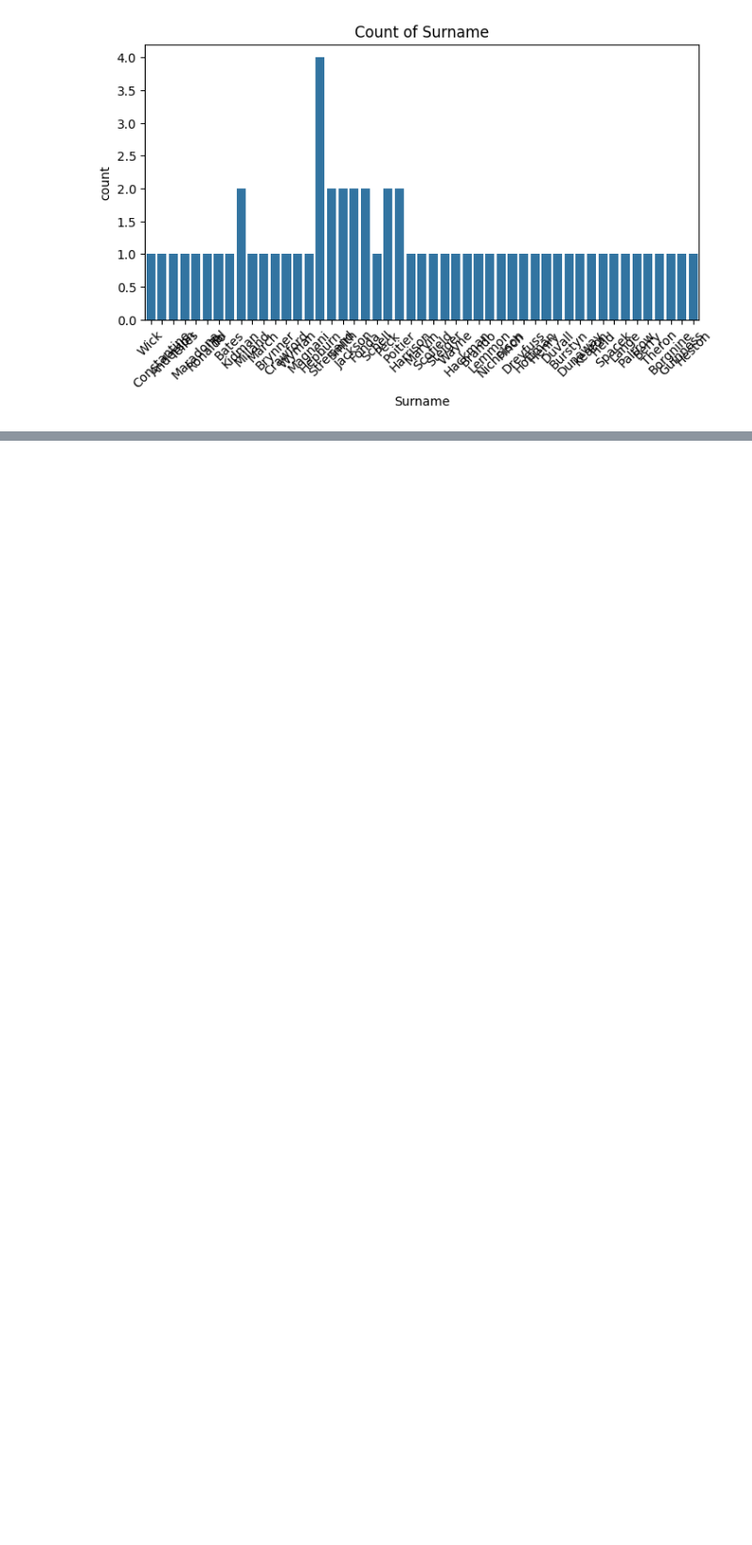
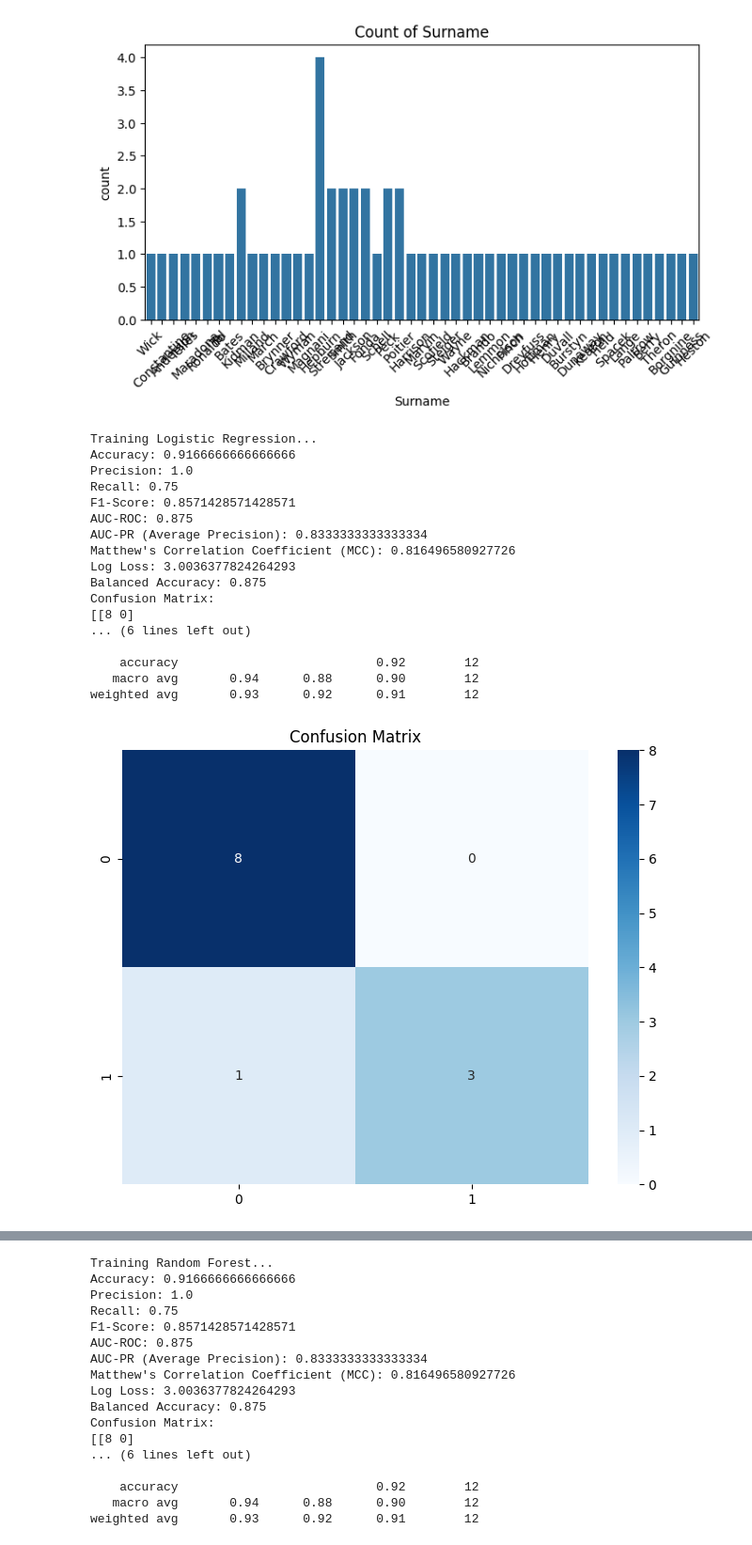
Before and after one commit to alikhan37544/NNML-SRM, a Jupyter notebook: Lung_Cancer.ipynb, the cells around one changed output, grey strips where cells are left out. Shown at 94% size. Drawn from its saved outputs; the diff is of its cells as text; code cells hidden in the pictures; blank space fills up the shorter version.

```diff
--- a/Lung_Cancer.ipynb
+++ b/Lung_Cancer.ipynb
@@ -22,7 +22,7 @@ Successfully installed MarkupSafe-2.1.5 absl-py-2.1.0 astunparse-1.6.3 certifi-2
 import pandas as pd
 
 # Load the data
-data = pd.read_csv("/home/akz-portable/programming/Datasets/archive/lung_cancer_examples.csv")
+data = pd.read_csv("/home/akz-portable/programming/Datasets/Lung_Cancer/lung_cancer_examples.csv")
 data
 # %% [output]
 |  | Name | Surname | Age | Smokes | AreaQ | Alkhol | Result |
@@ -136,0 +218,52 @@ dtype: int64
+# %%
+from sklearn.model_selection import train_test_split
+from sklearn.preprocessing import StandardScaler
+from sklearn.linear_model import LogisticRegression
+from sklearn.ensemble import RandomForestClassifier
+from sklearn.svm import SVC
+from sklearn.neighbors import KNeighborsClassifier
+
+# Splitting data into features and target variable
+X = data.drop(columns=['Result', 'Name', 'Surname'])
+y = data['Result']
+
+# Splitting data into train and test sets
+X_train, X_test, y_train, y_test = train_test_split(X, y, test_size=0.2, random_state=42)
+
+# Standardizing features
+scaler = StandardScaler()
+X_train_scaled = scaler.fit_transform(X_train)
+X_test_scaled = scaler.transform(X_test)
+
+# Defining classifiers
+classifiers = {
+    'Logistic Regression': LogisticRegression(),
+    'Random Forest': RandomForestClassifier(),
+    'Support Vector Machine': SVC(),
+    'K-Nearest Neighbors': KNeighborsClassifier()
+}
+
+# Training and evaluating models
+for name, clf in classifiers.items():
+    print(f"Training {name}...")
+    evaluate_model(clf, X_train_scaled, X_test_scaled, y_train, y_test)
+    print("\n")
+# %% [output]
+Training Logistic Regression...
+Accuracy: 0.9166666666666666
+Precision: 1.0
+Recall: 0.75
+F1-Score: 0.8571428571428571
+AUC-ROC: 0.875
+AUC-PR (Average Precision): 0.8333333333333334
+Matthew's Correlation Coefficient (MCC): 0.816496580927726
+Log Loss: 3.0036377824264293
+Balanced Accuracy: 0.875
+Confusion Matrix:
+[[8 0]
+... (6 lines left out)
+
+    accuracy                           0.92        12
+   macro avg       0.94      0.88      0.90        12
+weighted avg       0.93      0.92      0.91        12
+[figure, added]
@@ -136,0 +290,17 @@ dtype: int64
+Training Random Forest...
+Accuracy: 0.9166666666666666
+Precision: 1.0
+Recall: 0.75
+F1-Score: 0.8571428571428571
+AUC-ROC: 0.875
+AUC-PR (Average Precision): 0.8333333333333334
+Matthew's Correlation Coefficient (MCC): 0.816496580927726
+Log Loss: 3.0036377824264293
+Balanced Accuracy: 0.875
+Confusion Matrix:
+[[8 0]
+... (6 lines left out)
+
+    accuracy                           0.92        12
+   macro avg       0.94      0.88      0.90        12
+weighted avg       0.93      0.92      0.91        12
```
Also changed, not shown: parts of 4 cells of this notebook.
